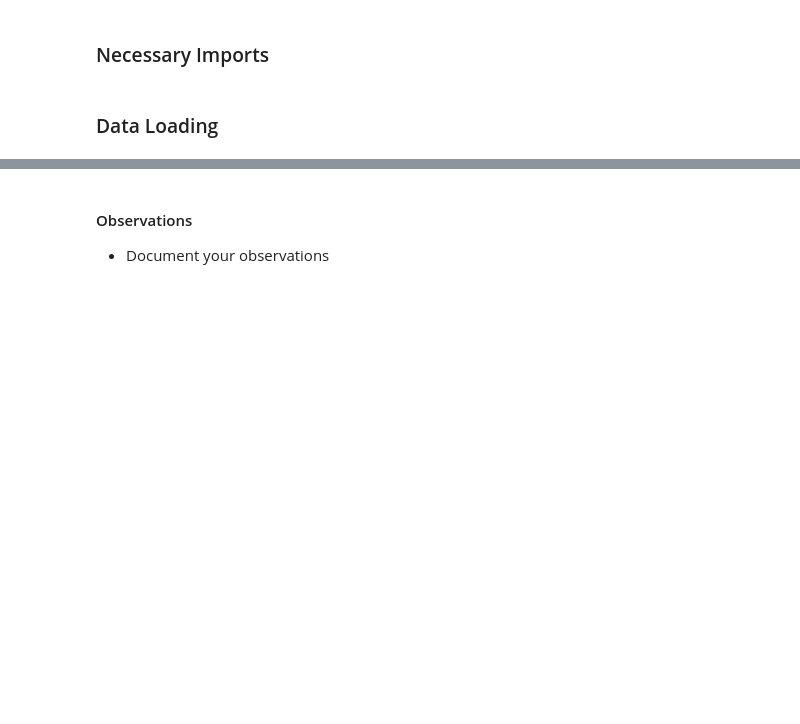
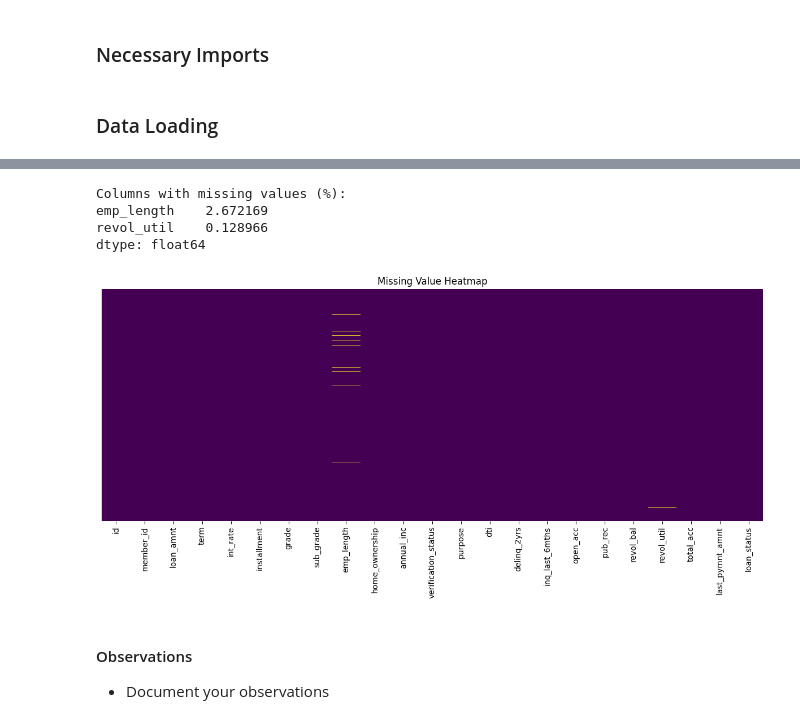
Before and after one commit to rajesh991986/Ik, a Jupyter notebook: Starter_Code_Loan_Approval_Lending_Club.ipynb, the cells around one changed output, grey strips where cells are left out. Drawn from its saved outputs; the diff is of its cells as text; code cells hidden in the pictures; blank space fills up the shorter version.

```diff
--- a/Starter_Code_Loan_Approval_Lending_Club.ipynb
+++ b/Starter_Code_Loan_Approval_Lending_Club.ipynb
@@ -83,0 +76,8 @@ warnings.filterwarnings('ignore')
+# %%
+## Load the dataset
+## test
+# Load the dataset
+loans_df = pd.read_csv('/content/sample_data/loans.csv')
+
+# Display the first few rows to get a sense of the data
+loans_df.head()
@@ -84,2 +130,32 @@ warnings.filterwarnings('ignore')
+# %%
+## Check the dataframe structure - datatypes and number of non-null rows
+# Calculate percentage of missing values per column
+missing_percentage = (loans_df.isnull().sum() / len(loans_df)) * 100
+missing_percentage = missing_percentage[missing_percentage > 0].sort_values(ascending=False)
+
+# Display columns with missing values and their percentages
+print("Columns with missing values (%):")
+print(missing_percentage)
+
+# Visualize missing values
+plt.figure(figsize=(12, 6))
+sns.heatmap(loans_df.isnull(), yticklabels=False, cbar=False, cmap='viridis')
+plt.title('Missing Value Heatmap')
+plt.tight_layout()
+plt.show()
+
+# For columns with missing values, examine the distribution
+for col in missing_percentage.index:
+    if loans_df[col].dtype in ['int64', 'float64']:
+        plt.figure(figsize=(8, 4))
+        sns.histplot(loans_df[col].dropna())
+        plt.title(f'Distribution of {col} (non-missing values)')
+        plt.show()
+# %% [output]
+Columns with missing values (%):
+emp_length    2.672169
+revol_util    0.128966
+dtype: float64
+[figure, added]
 # %%
 ## Check the shape
```
Also changed, not shown: parts of 7 cells of this notebook.
